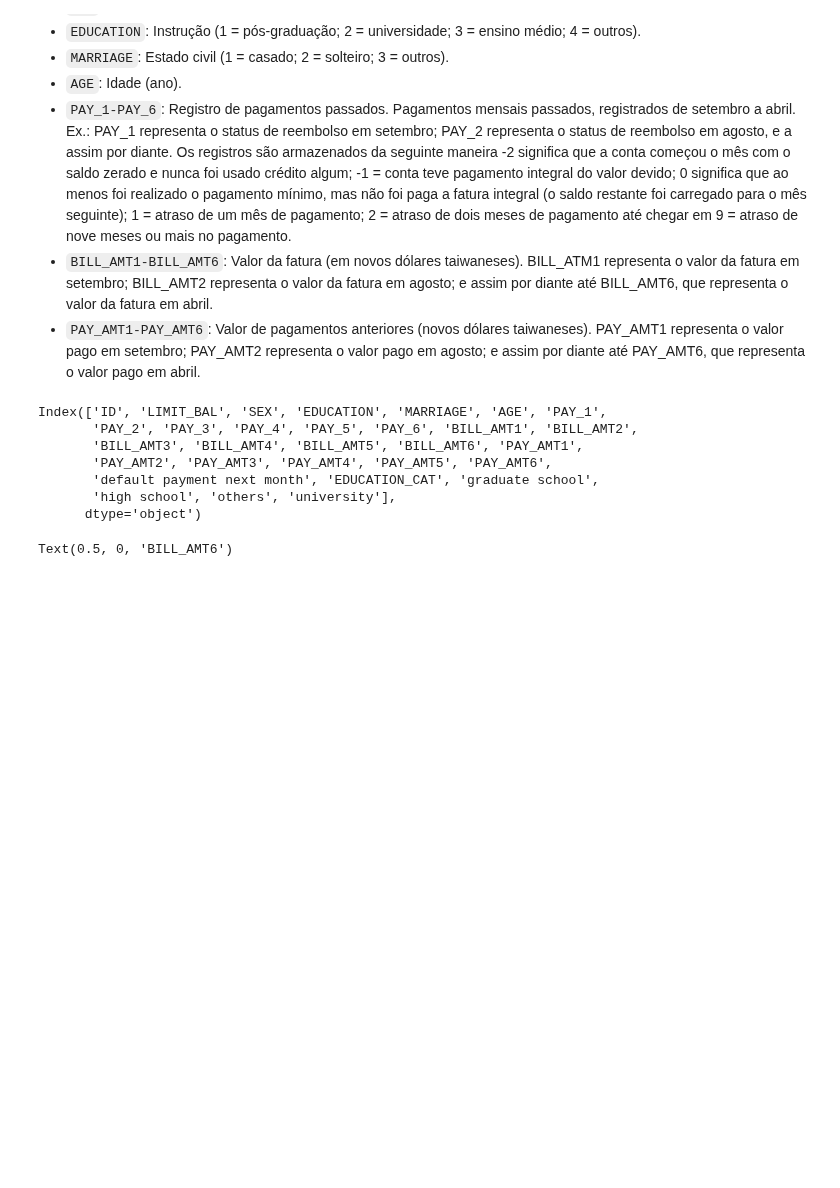
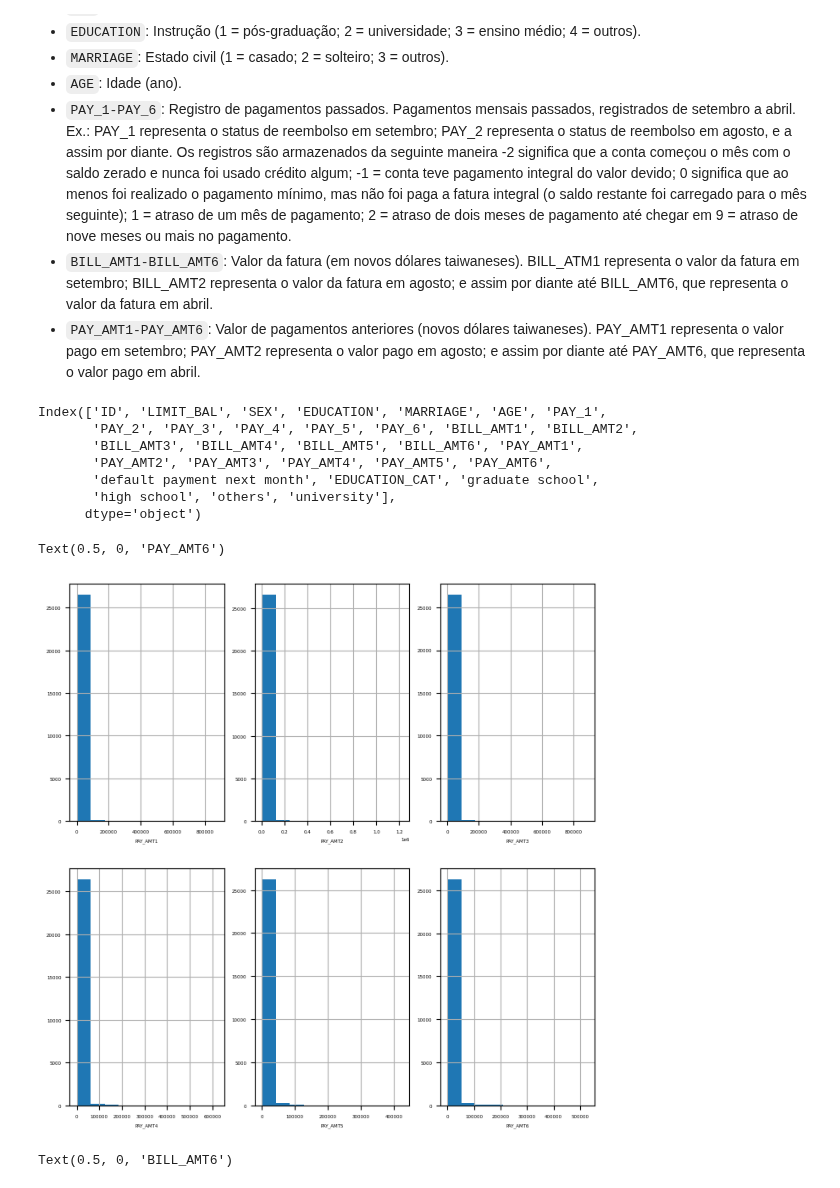
Before and after one commit to askot19/Analise_de_dados, a Jupyter notebook: Projetos de Ciência de Dados com Python/Capítulo 1/ex108.ipynb, the cells around one changed output. Cells and saved outputs as stored; diff of their text form; code cells hidden in the pictures; blank space fills up the shorter version.

```diff
--- a/Projetos de Ciência de Dados com Python/Capítulo 1/ex108.ipynb
+++ b/Projetos de Ciência de Dados com Python/Capítulo 1/ex108.ipynb
@@ -56,6 +56,42 @@ Index(['ID', 'LIMIT_BAL', 'SEX', 'EDUCATION', 'MARRIAGE', 'AGE', 'PAY_1',
       dtype='object')
 # %%
 amt_feats = ['PAY_AMT1', 'PAY_AMT2', 'PAY_AMT3', 'PAY_AMT4', 'PAY_AMT5', 'PAY_AMT6']
+# %%
+#Tamanho das figuras
+fig = plt.figure(figsize = (8,8))
+
+#Gráfico 1 - Hist Amt1
+fig.add_subplot(231)
+df[amt_feats[0]].hist()
+plt.xlabel(amt_feats[0])
+
+#Gráfico 2 - Hist Amt2
+fig.add_subplot(232)
+df[amt_feats[1]].hist()
+plt.xlabel(amt_feats[1])
+
+#Gráfico 3 - Hist Amt3
+fig.add_subplot(233)
+df[amt_feats[2]].hist()
+plt.xlabel(amt_feats[2])
+
+#Gráfico 4 - Hist Amt4
+fig.add_subplot(234)
+df[amt_feats[3]].hist()
+plt.xlabel(amt_feats[3])
+
+#Gráfico 5 - Hist Amt5
+fig.add_subplot(235)
+df[amt_feats[4]].hist()
+plt.xlabel(amt_feats[4])
+
+#Gráfico 6 - Hist Amt6
+fig.add_subplot(236)
+df[amt_feats[5]].hist()
+plt.xlabel(amt_feats[5])
+# %% [output]
+Text(0.5, 0, 'PAY_AMT6')
+[figure, added]
 # %%
 bill_feats = ['BILL_AMT1', 'BILL_AMT2', 'BILL_AMT3', 'BILL_AMT4', 'BILL_AMT5', 'BILL_AMT6']
 # %%
```
